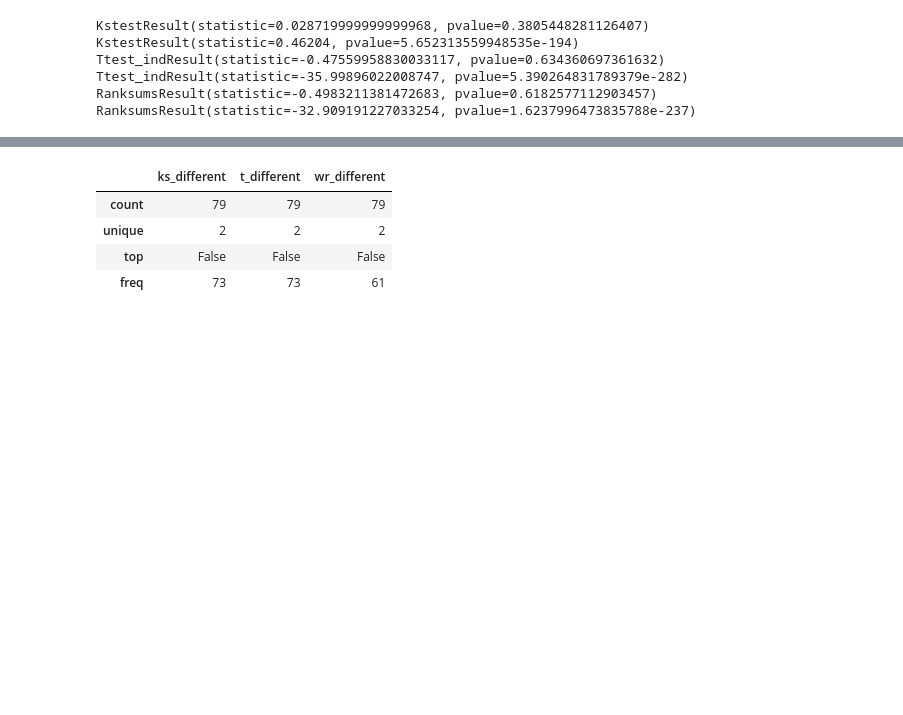
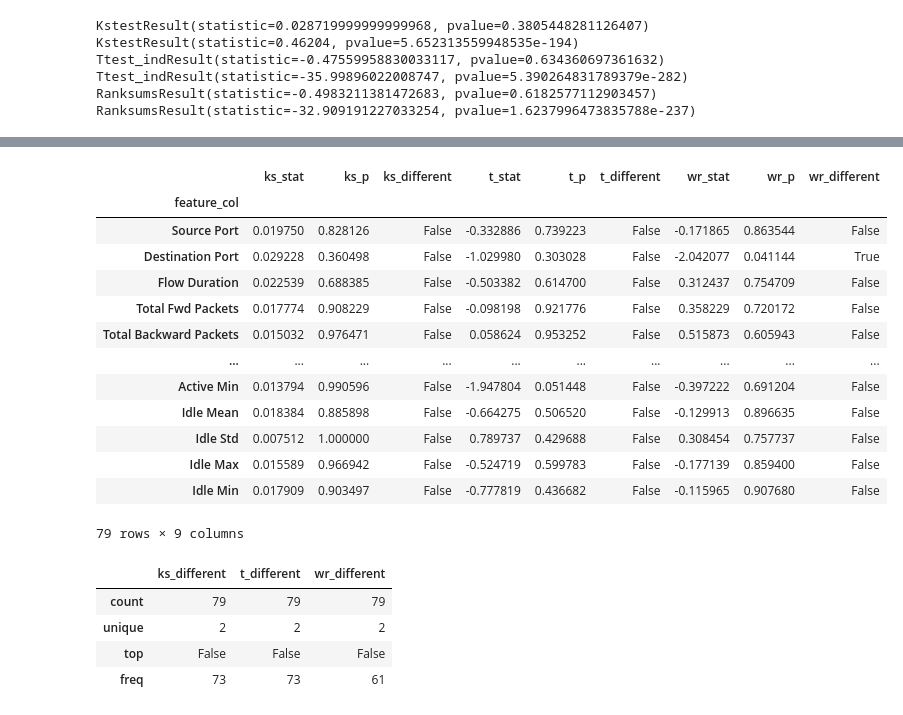
Before and after one commit to CN-TU/controllable-network-data-balancing-with-gans, a Jupyter notebook: data_exploration.ipynb, the cells around one changed output, grey strips where cells are left out. Drawn from its saved outputs; the diff is of its cells as text; code cells hidden in the pictures; blank space fills up the shorter version.

Commit message:
add significance tests for evaluation

```diff
--- a/data_exploration.ipynb
+++ b/data_exploration.ipynb
@@ -681,0 +673,22 @@ df_stats
+# %%
+%%time
+# second trial, smaller train dataset (to check time consumption and acc)
+indices = np.random.randint(train_dataset.X.shape[0], size=1024)
+train_sample = train_dataset.X[indices]
+df_stats_small = []
+for col in range(len(column_names) - 1):
+    # difference
+    train_vals, test_vals = train_sample[:, col], test_dataset.X[:, col]
+    ks_test = scipy.stats.ks_2samp(train_vals, test_vals)
+    t_test = scipy.stats.ttest_ind(train_vals, test_vals)
+    wr_test = scipy.stats.ranksums(train_vals, test_vals)
+    stats = [column_names[col], ks_test[0], ks_test[1], ks_test[1] < 0.05,
+             t_test[0], t_test[1], t_test[1] < 0.05,
+             wr_test[0], wr_test[1], wr_test[1] < 0.05]
+    df_stats_small.append(stats)
+
+df_stats_small = pd.DataFrame(df_stats_small, columns=["feature_col", "ks_stat", "ks_p", "ks_different","t_stat",
+                                                       "t_p", "t_different", "wr_stat", "wr_p", "wr_different"])
+df_stats_small = df_stats_small.set_index("feature_col")
+df_stats_small
+# %% [output]
@@ -682 +697,15 @@ df_stats
+|  | ks_stat | ks_p | ks_different | t_stat | t_p | t_different | wr_stat | wr_p | wr_different |
+| feature_col |  |  |  |  |  |  |  |  |  |
+| Source Port | 0.019750 | 0.828126 | False | -0.332886 | 0.739223 | False | -0.171865 | 0.863544 | False |
+| Destination Port | 0.029228 | 0.360498 | False | -1.029980 | 0.303028 | False | -2.042077 | 0.041144 | True |
+| Flow Duration | 0.022539 | 0.688385 | False | -0.503382 | 0.614700 | False | 0.312437 | 0.754709 | False |
+| Total Fwd Packets | 0.017774 | 0.908229 | False | -0.098198 | 0.921776 | False | 0.358229 | 0.720172 | False |
+| Total Backward Packets | 0.015032 | 0.976471 | False | 0.058624 | 0.953252 | False | 0.515873 | 0.605943 | False |
+| ... | ... | ... | ... | ... | ... | ... | ... | ... | ... |
+| Active Min | 0.013794 | 0.990596 | False | -1.947804 | 0.051448 | False | -0.397222 | 0.691204 | False |
+| Idle Mean | 0.018384 | 0.885898 | False | -0.664275 | 0.506520 | False | -0.129913 | 0.896635 | False |
+| Idle Std | 0.007512 | 1.000000 | False | 0.789737 | 0.429688 | False | 0.308454 | 0.757737 | False |
+| Idle Max | 0.015589 | 0.966942 | False | -0.524719 | 0.599783 | False | -0.177139 | 0.859400 | False |
+| Idle Min | 0.017909 | 0.903497 | False | -0.777819 | 0.436682 | False | -0.115965 | 0.907680 | False |
+79 rows × 9 columns
 # %%
```
Also changed, not shown: parts of 7 cells of this notebook, 2 other files.
